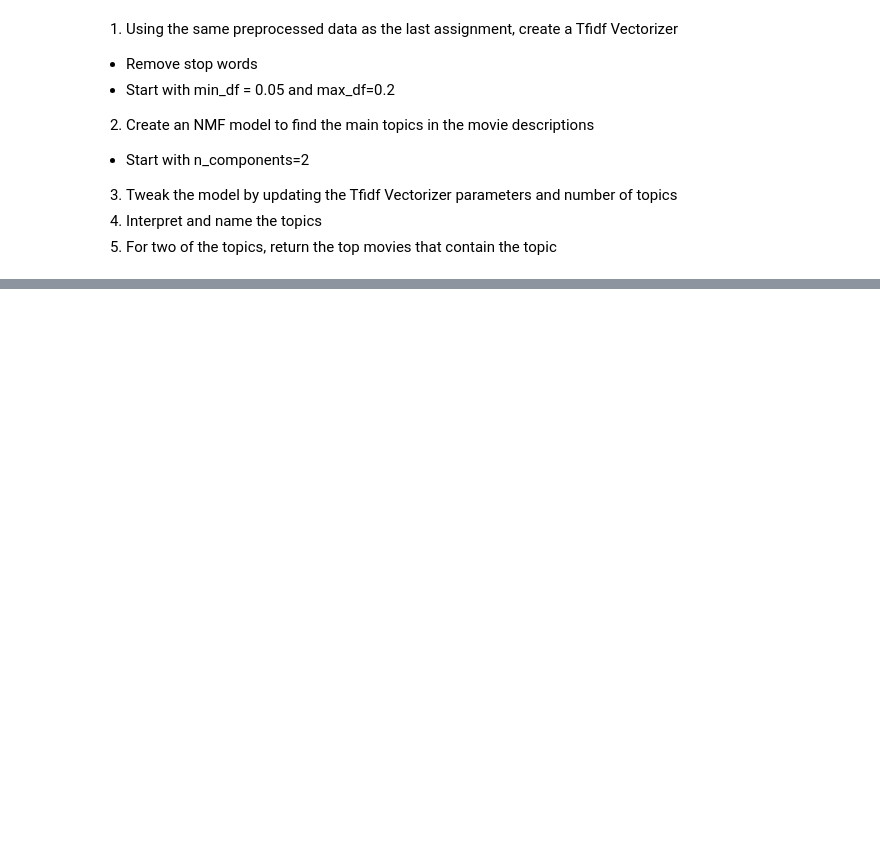
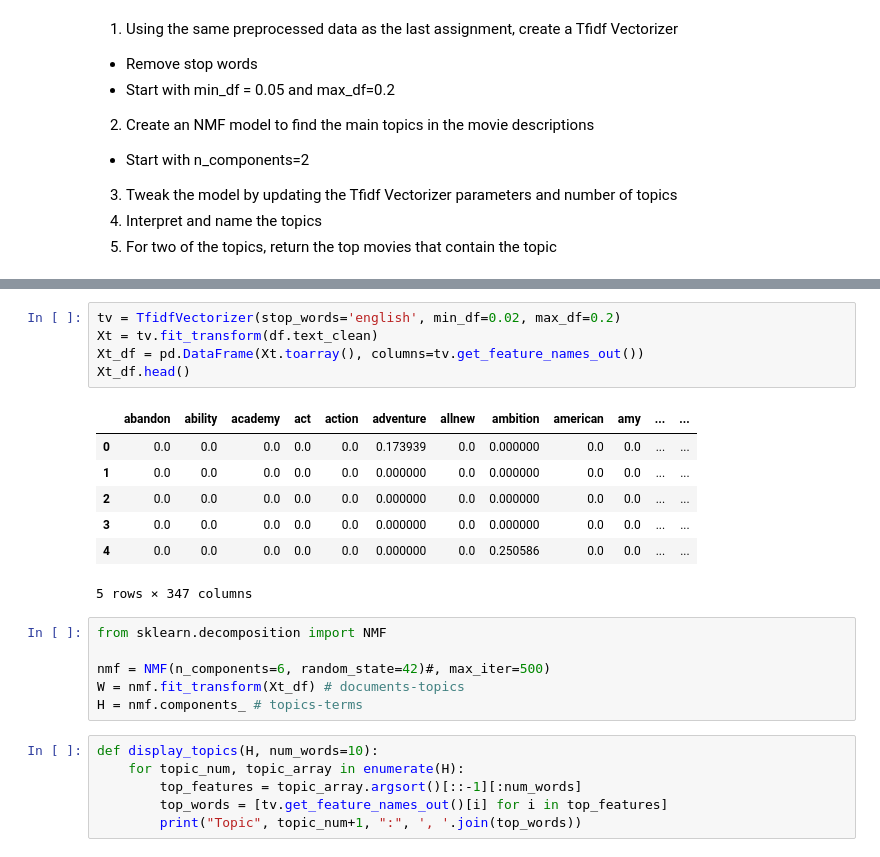
Before and after one commit to Camiloesp/PythonDataScience_NaturalLanguageProcessing, a Jupyter notebook: Course Assignment Notebooks/section4_assignments.ipynb, the cells around one changed output, grey strips where cells are left out. Saved outputs shown, nothing was run; the diff lists cells and outputs as text; blank space fills up the shorter version.

```diff
--- a/Course Assignment Notebooks/section4_assignments.ipynb
+++ b/Course Assignment Notebooks/section4_assignments.ipynb
@@ -219,0 +226,25 @@ df.head()
+# %%
+tv = TfidfVectorizer(stop_words='english', min_df=0.02, max_df=0.2)
+Xt = tv.fit_transform(df.text_clean)
+Xt_df = pd.DataFrame(Xt.toarray(), columns=tv.get_feature_names_out())
+Xt_df.head()
+# %% [output]
+|  | abandon | ability | academy | act | action | adventure | allnew | ambition | american | amy | ... | ... |
+| 0 | 0.0 | 0.0 | 0.0 | 0.0 | 0.0 | 0.173939 | 0.0 | 0.000000 | 0.0 | 0.0 | ... | ... |
+| 1 | 0.0 | 0.0 | 0.0 | 0.0 | 0.0 | 0.000000 | 0.0 | 0.000000 | 0.0 | 0.0 | ... | ... |
+| 2 | 0.0 | 0.0 | 0.0 | 0.0 | 0.0 | 0.000000 | 0.0 | 0.000000 | 0.0 | 0.0 | ... | ... |
+| 3 | 0.0 | 0.0 | 0.0 | 0.0 | 0.0 | 0.000000 | 0.0 | 0.000000 | 0.0 | 0.0 | ... | ... |
+| 4 | 0.0 | 0.0 | 0.0 | 0.0 | 0.0 | 0.000000 | 0.0 | 0.250586 | 0.0 | 0.0 | ... | ... |
+5 rows × 347 columns
+# %%
+from sklearn.decomposition import NMF
+
+nmf = NMF(n_components=6, random_state=42)#, max_iter=500)
+W = nmf.fit_transform(Xt_df) # documents-topics
+H = nmf.components_ # topics-terms
+# %%
+def display_topics(H, num_words=10):
+    for topic_num, topic_array in enumerate(H):
+        top_features = topic_array.argsort()[::-1][:num_words]
+        top_words = [tv.get_feature_names_out()[i] for i in top_features]
+        print("Topic", topic_num+1, ":", ', '.join(top_words))
```
Also changed, not shown: parts of 6 cells of this notebook, 1 other file.
